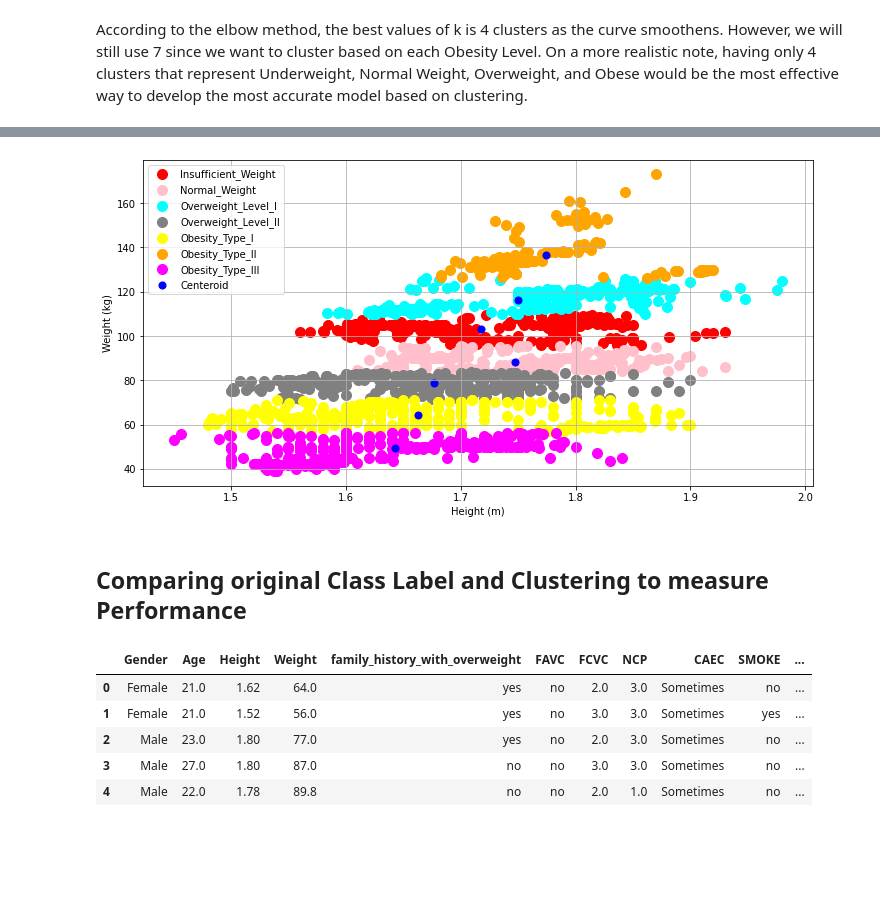
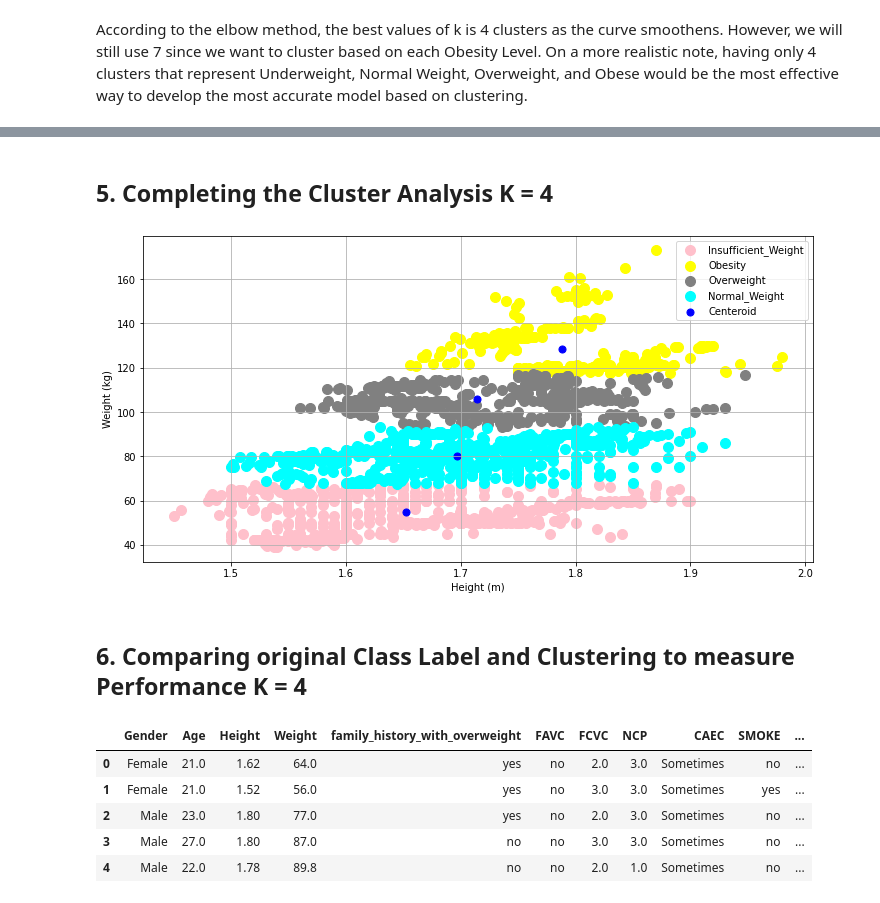
Before and after one commit to azamrahman04/CapstoneProject, a Jupyter notebook: Obesity.ipynb, the cells around one changed output, grey strips where cells are left out. Cells and saved outputs as stored; diff of their text form; code cells hidden in the pictures; blank space fills up the shorter version.

```diff
--- a/Obesity.ipynb
+++ b/Obesity.ipynb
@@ -227,28 +282,27 @@ According to the elbow method, the best values of k is 4 clusters as the curve s
+# %% [markdown]
+## 5. Completing the Cluster Analysis K = 4
 # %%
 # Number of Clusters:
-K = 7
+K = 4
 
-km = KMeans(n_clusters = K, init = 'k-means++', max_iter=300, n_init = 10, random_state=0)
-y_means = km.fit_predict(x)
+km2 = KMeans(n_clusters = K, init = 'k-means++', max_iter=300, n_init = 10, random_state=0)
+y_means2 = km2.fit_predict(x)
 
 # Select random observations as centroids
 fig=plt.figure(figsize=(12,6))
-plt.scatter(x[y_means == 5, 0], x[y_means == 5, 1], s = 100, c = 'red', label = 'Insufficient_Weight')
-plt.scatter(x[y_means == 0, 0], x[y_means == 0, 1], s = 100, c = 'pink', label = 'Normal_Weight')
-plt.scatter(x[y_means == 2, 0], x[y_means == 2, 1], s = 100, c = 'cyan', label = 'Overweight_Level_I')
-plt.scatter(x[y_means == 6, 0], x[y_means == 6, 1], s = 100, c = 'grey', label = 'Overweight_Level_II')
-plt.scatter(x[y_means == 1, 0], x[y_means == 1, 1], s = 100, c = 'yellow', label = 'Obesity_Type_I')
-plt.scatter(x[y_means == 4, 0], x[y_means == 4, 1], s = 100, c = 'orange', label = 'Obesity_Type_II')
-plt.scatter(x[y_means == 3, 0], x[y_means == 3, 1], s = 100, c = 'magenta', label = 'Obesity_Type_III')
-plt.scatter(km.cluster_centers_[:,0], km.cluster_centers_[:, 1], s = 50, c = 'blue' , label = 'Centeroid')
+plt.scatter(x[y_means2 == 0, 0], x[y_means2 == 0, 1], s = 100, c = 'pink', label = 'Insufficient_Weight')
+plt.scatter(x[y_means2 == 1, 0], x[y_means2 == 1, 1], s = 100, c = 'yellow', label = 'Obesity')
+plt.scatter(x[y_means2 == 2, 0], x[y_means2 == 2, 1], s = 100, c = 'grey', label = 'Overweight')
+plt.scatter(x[y_means2 == 3, 0], x[y_means2 == 3, 1], s = 100, c = 'cyan', label = 'Normal_Weight')
+plt.scatter(km2.cluster_centers_[:,0], km2.cluster_centers_[:, 1], s = 50, c = 'blue' , label = 'Centeroid')
 plt.xlabel("Height (m)")
 plt.ylabel("Weight (kg)")
 plt.legend()
 plt.grid()
 plt.show()
 # %% [output]
-[figure, old version]
+[figure, new version]
 # %% [markdown]
-## Comparing original Class Label and Clustering to measure Performance
+## 6. Comparing original Class Label and Clustering to measure Performance K = 4
 # %%
 # Export the clustered results to a columns
```
Also changed, not shown: parts of 24 cells of this notebook.
